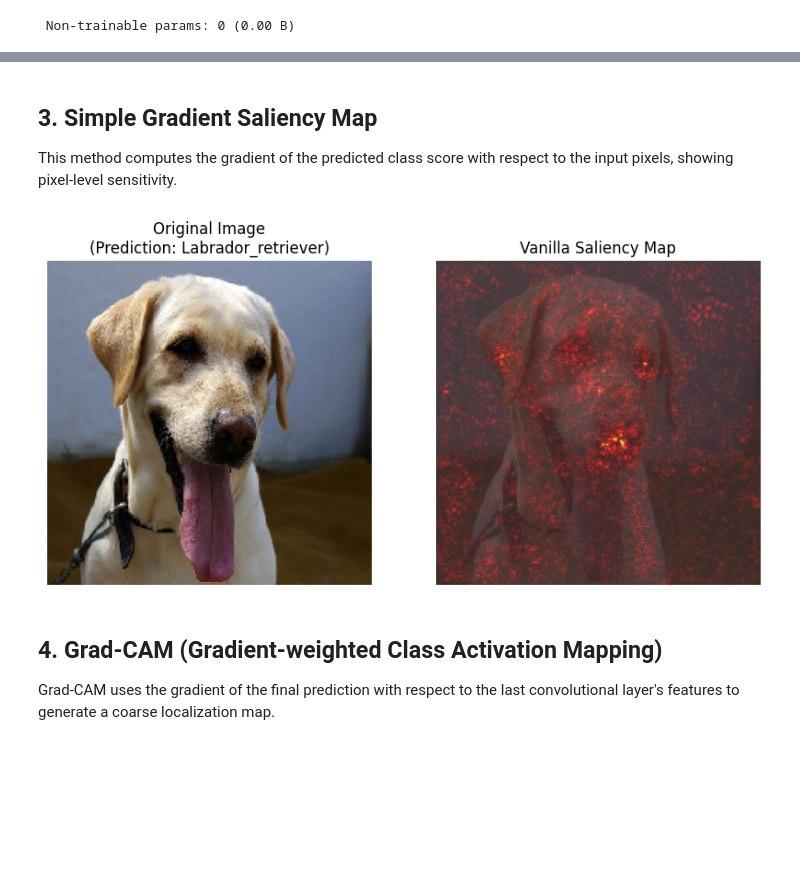
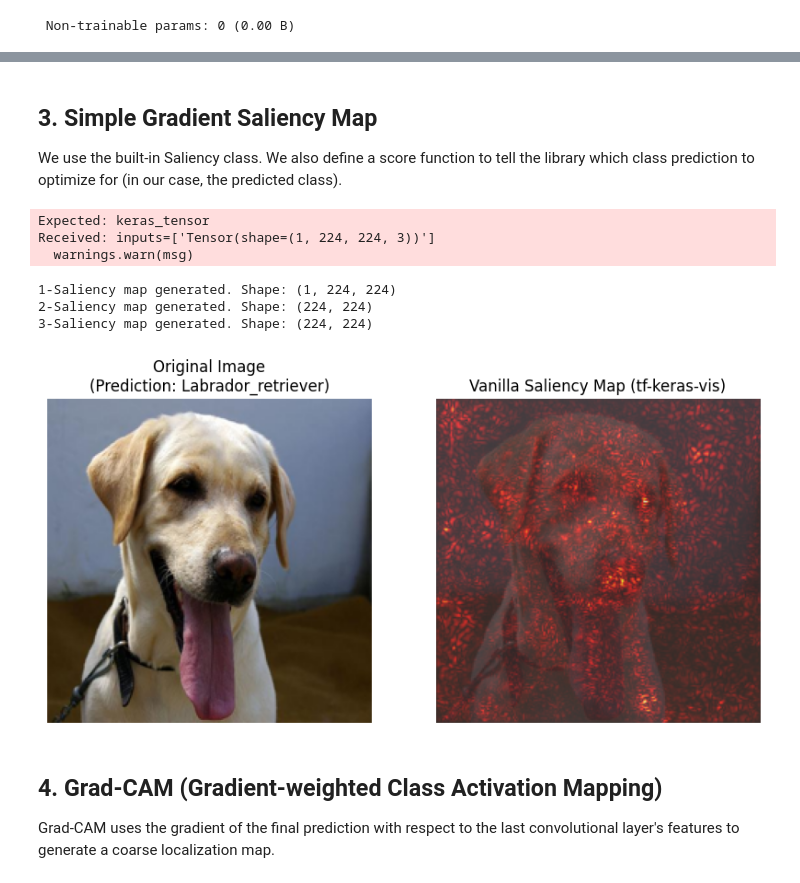
Before and after one commit to JasonL888/AI_Experiments, a Jupyter notebook: ExplainableAI/hands_on_part_B_Saliency_Grad-CAM.ipynb, the cells around one changed output, grey strips where cells are left out. Cells and saved outputs as stored; diff of their text form; code cells hidden in the pictures; blank space fills up the shorter version.

Commit message:
update hands-on for Saliency maps

```diff
--- a/ExplainableAI/hands_on_part_B_Saliency_Grad-CAM.ipynb
+++ b/ExplainableAI/hands_on_part_B_Saliency_Grad-CAM.ipynb
@@ -38,12 +57,10 @@ Libraries imported successfully.
 Load the VGG16 model and preprocess a sample image.
 # %%
 ## --- Configuration --- ##
-# VGG16 standard input size
 TARGET_SIZE = (224, 224)
-# Assumes you have downloaded a test image (e.g., a dog) and saved it here
-TEST_IMAGE_PATH = 'labrador.jpg'
+TEST_IMAGE_PATH = 'https://jasonl888.github.io/AI_Experiments/ExplainableAI/labrador.jpg'
 
-# The name of the last convolutional layer in VGG16 for Grad-CAM
+# The name of the last convolutional layer in VGG16
 LAST_CONV_LAYER_NAME = 'block5_conv3'
 # %%
 ## --- Load Model --- ##
@@ -115,4 +156,4 @@ Test image loaded. Shape: (1, 224, 224, 3)
 Prediction: Labrador_retriever (Index: 208)
 # %% [markdown]
 ## 3. Simple Gradient Saliency Map
-This method computes the gradient of the predicted class score with respect to the input pixels, showing pixel-level sensitivity.
+We use the built-in Saliency class. We also define a score function to tell the library which class prediction to optimize for (in our case, the predicted class).
@@ -157,10 +160,50 @@ def display_saliency(original_img, saliency_map, title):
-# %%
-if predicted_class_idx is not None:
-    # Compute and display the vanilla saliency map
-    saliency_map_vanilla = compute_vanilla_saliency(model, test_img_tensor, predicted_class_idx)
-    display_saliency(original_img, saliency_map_vanilla, "Vanilla Saliency Map")
-# %% [output]
-[figure, removed]
+# %%
+if predicted_class_idx is not None:
+    # 1. Define the score function (the class to maximize/get gradient for)
+    score = CategoricalScore([predicted_class_idx])
+
+    # 2. Create the Saliency object
+    # The 'clone=True' ensures the model is safely copied for gradient computation
+    saliency = Saliency(model, model_modifier=None, clone=True)
+
+    # 3. Generate the saliency map
+    # The result has shape (1, 224, 224, 3). We only need the first batch item and max over channels.
+    saliency_map_vanilla = saliency(score, test_img_tensor)
+    print(f"1-Saliency map generated. Shape: {saliency_map_vanilla.shape}")
+
+    # Process for visualization: take max across color channels and normalize
+    #saliency_map_vanilla = saliency_map_vanilla[0].max(axis=-1)
+    saliency_map_vanilla = np.squeeze(saliency_map_vanilla)
+    print(f"2-Saliency map generated. Shape: {saliency_map_vanilla.shape}")
+    saliency_map_vanilla = saliency_map_vanilla / saliency_map_vanilla.max()
+    print(f"3-Saliency map generated. Shape: {saliency_map_vanilla.shape}")
+
+    # --- Display Function (Re-used/Modified from original) ---
+    def display_saliency(original_img, saliency_map, title):
+        fig, axes = plt.subplots(1, 2, figsize=(10, 5))
+
+        axes[0].imshow(original_img)
+        axes[0].set_title(f"Original Image\n(Prediction: {predicted_class_name})")
+        axes[0].axis('off')
+
+        axes[1].imshow(original_img, alpha=0.5)
+        # Overlay the saliency map
+        axes[1].imshow(saliency_map, cmap='hot', alpha=0.7, interpolation='bilinear')
+        axes[1].set_title(title)
+        axes[1].axis('off')
+
+        plt.show()
+
+    # Display the result
+    display_saliency(original_img, saliency_map_vanilla, "Vanilla Saliency Map (tf-keras-vis)")
+# %% [output]
+Expected: keras_tensor
+Received: inputs=['Tensor(shape=(1, 224, 224, 3))']
+  warnings.warn(msg)
+1-Saliency map generated. Shape: (1, 224, 224)
+2-Saliency map generated. Shape: (224, 224)
+3-Saliency map generated. Shape: (224, 224)
+[figure, added]
 # %% [markdown]
 ## 4. Grad-CAM (Gradient-weighted Class Activation Mapping)
 Grad-CAM uses the gradient of the final prediction with respect to the last convolutional layer's features to generate a coarse localization map.
```
Also changed, not shown: parts of 11 cells of this notebook.
